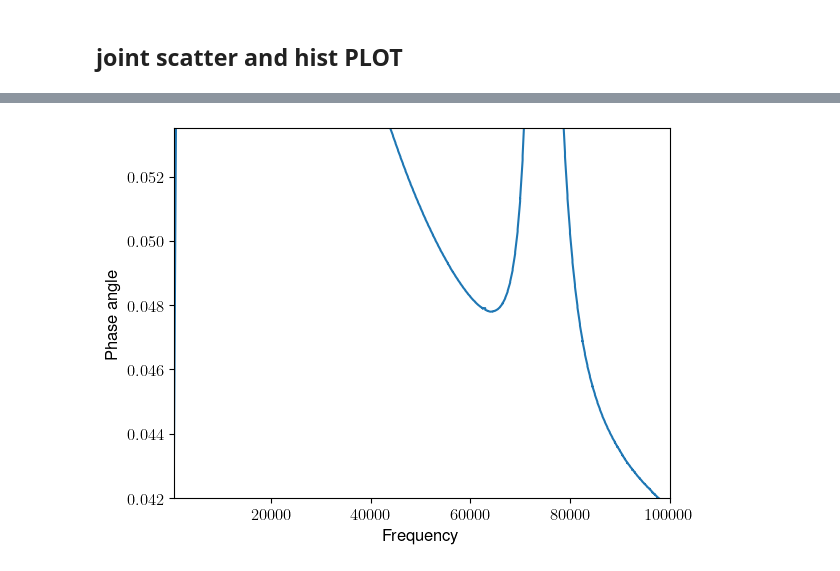
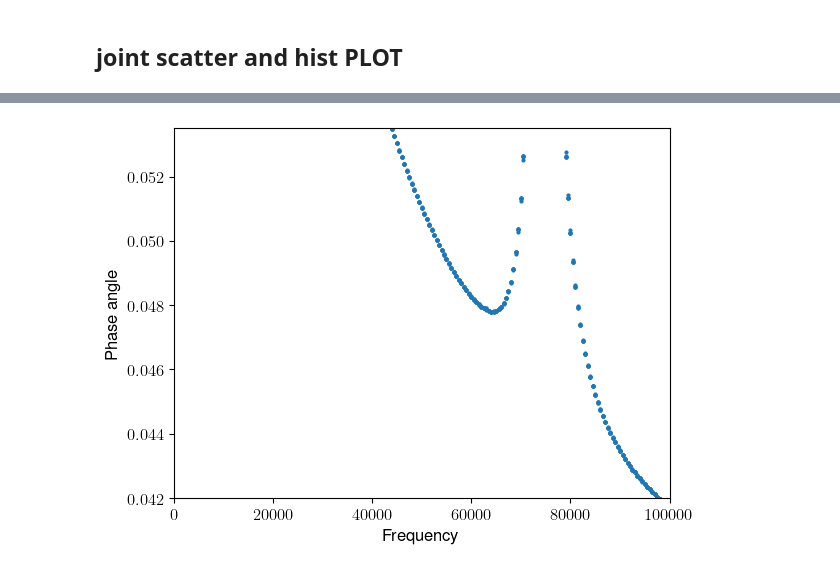
Before and after one commit to vijaypanchalr3/prosus, a Jupyter notebook: src/analysis/plots.ipynb, the cells around one changed output, grey strips where cells are left out. Drawn from its saved outputs; the diff is of its cells as text; code cells hidden in the pictures.

```diff
--- a/src/analysis/plots.ipynb
+++ b/src/analysis/plots.ipynb
@@ -97,11 +97,11 @@ array([[  500.],
 import matplotlib.pyplot as plt
 # %%
 
-plt.xlim(500,100000)
+plt.xlim(0,100000)
 plt.ylim(.042,.0535)
 plt.xlabel("Frequency")
 plt.ylabel("Phase angle")
-plt.plot(array[0],array[4])
+plt.plot(array[0],array[4],"o", markersize=2)
 plt.savefig("phaserel.png",dpi=700)
 # %% [output]
-[figure, old version]
+[figure, new version]
```
Also changed, not shown: 22 other files.
